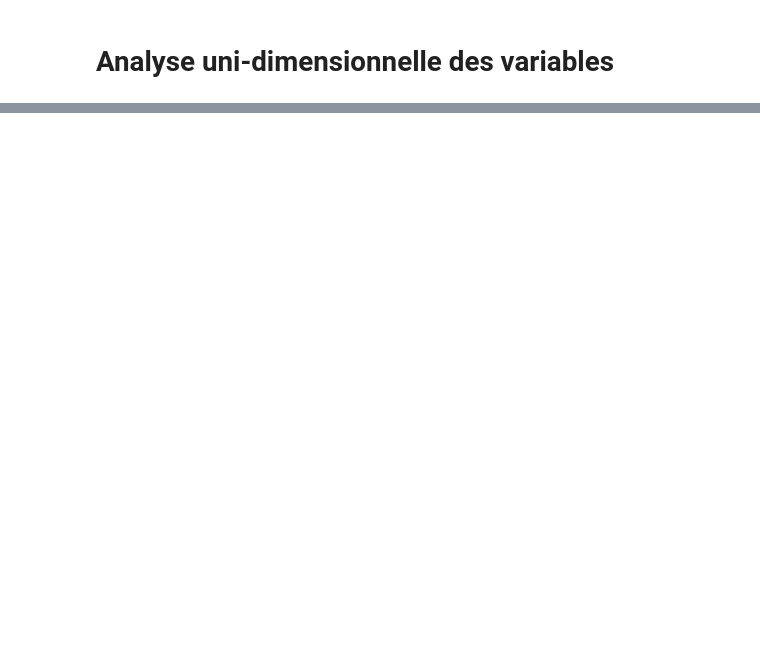
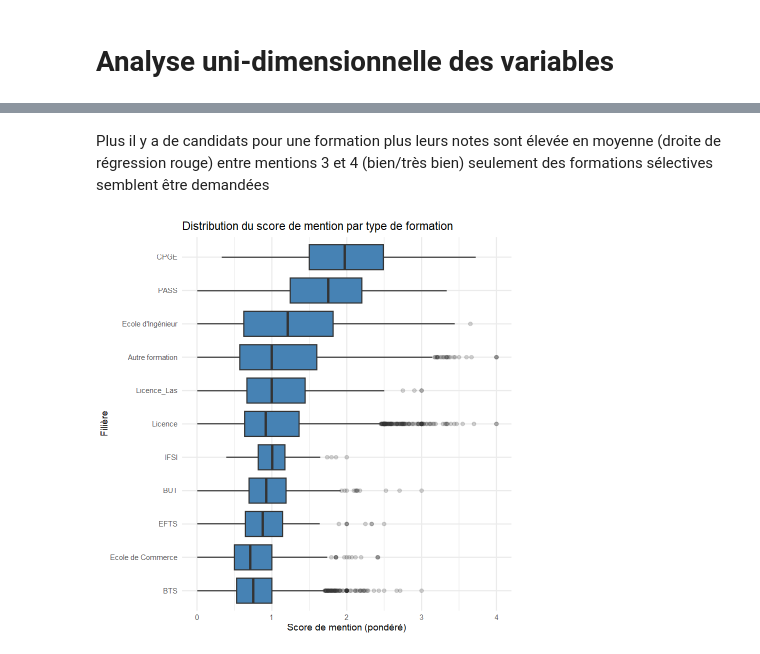
Before and after one commit to corentinbrand/Projet_analyse_de_donnees, a Jupyter notebook: brouillon.ipynb, the cells around one changed output, grey strips where cells are left out. Saved outputs shown, nothing was run; the diff lists cells and outputs as text; code cells hidden in the pictures; blank space fills up the shorter version.

```diff
--- a/brouillon.ipynb
+++ b/brouillon.ipynb
@@ -208,0 +357,16 @@ ggplot(data, aes(x = Région.de.l.établissement)) +
+# %% [markdown]
+Plus il y a de candidats pour une formation plus leurs notes sont élevée en moyenne  (droite de régression rouge)
+entre mentions 3 et 4 (bien/très bien) seulement des formations sélectives semblent être demandées
+# %%
+#Niveau admis par fillières
+ggplot(data_features_core, aes(x = reorder(Filière.de.formation.très.agrégée, score_mention), y = score_mention)) +
+  geom_boxplot(fill = "steelblue", outlier.alpha = 0.2) +
+  coord_flip() + # Pour lire les noms des filières horizontalement
+  labs(
+    title = "Distribution du score de mention par type de formation",
+    x = "Filière",
+    y = "Score de mention (pondéré)"
+  ) +
+  theme_minimal()
+# %% [output]
+[figure, added]
```
Also changed, not shown: parts of 12 cells of this notebook.
